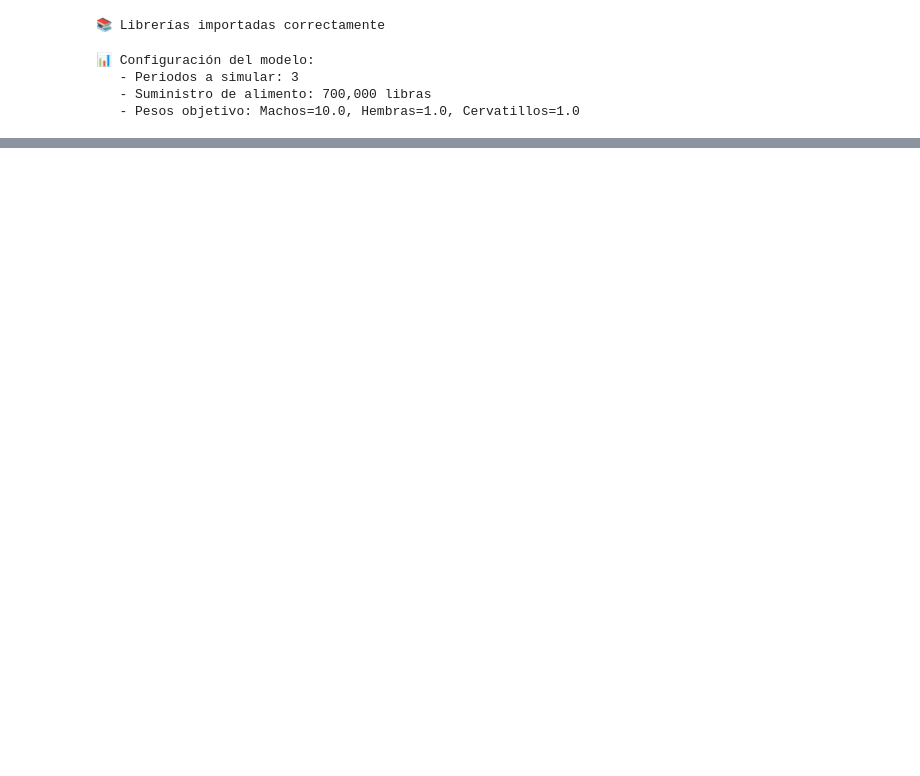
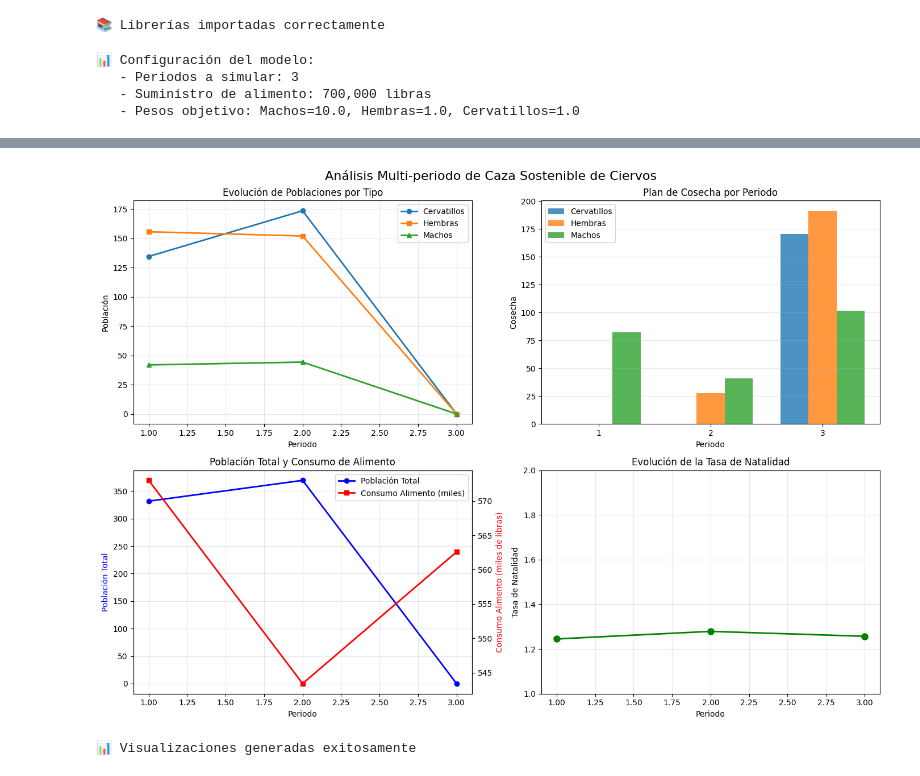
Before and after one commit to jrebull/AnaliticaPrescriptiva, a Jupyter notebook: MIAAD_Actividad_con_blocks.ipynb, the cells around one changed output, grey strips where cells are left out. Drawn from its saved outputs; the diff is of its cells as text; code cells hidden in the pictures; blank space fills up the shorter version.

```diff
--- a/MIAAD_Actividad_con_blocks.ipynb
+++ b/MIAAD_Actividad_con_blocks.ipynb
@@ -73,0 +441,71 @@ print(f"   - Pesos objetivo: Machos={PARAMS['wb']}, Hembras={PARAMS['wd']}, Cerv
+# %%
+# ============================================
+# CELDA 7: Visualización de resultados (opcional)
+# ============================================
+
+import matplotlib.pyplot as plt
+
+if 'df_resultados' in locals():
+    # Crear visualizaciones
+    fig, axes = plt.subplots(2, 2, figsize=(14, 10))
+    fig.suptitle('Análisis Multi-periodo de Caza Sostenible de Ciervos', fontsize=16)
+
+    # 1. Evolución de poblaciones
+    ax1 = axes[0, 0]
+    periodos = df_resultados['Periodo']
+    ax1.plot(periodos, df_resultados['F_final'], 'o-', label='Cervatillos', linewidth=2)
+    ax1.plot(periodos, df_resultados['D_final'], 's-', label='Hembras', linewidth=2)
+    ax1.plot(periodos, df_resultados['B_final'], '^-', label='Machos', linewidth=2)
+    ax1.set_xlabel('Periodo')
+    ax1.set_ylabel('Población')
+    ax1.set_title('Evolución de Poblaciones por Tipo')
+    ax1.legend()
+    ax1.grid(True, alpha=0.3)
+
+    # 2. Plan de cosecha
+    ax2 = axes[0, 1]
+    width = 0.25
+    x = np.arange(len(periodos))
+    ax2.bar(x - width, df_resultados['Cosecha_F'], width, label='Cervatillos', alpha=0.8)
+    ax2.bar(x, df_resultados['Cosecha_D'], width, label='Hembras', alpha=0.8)
+    ax2.bar(x + width, df_resultados['Cosecha_B'], width, label='Machos', alpha=0.8)
+    ax2.set_xlabel('Periodo')
+    ax2.set_ylabel('Cosecha')
+    ax2.set_title('Plan de Cosecha por Periodo')
+    ax2.set_xticks(x)
+    ax2.set_xticklabels(periodos)
+    ax2.legend()
+    ax2.grid(True, alpha=0.3, axis='y')
+
+    # 3. Población total vs Consumo de alimento
+    ax3 = axes[1, 0]
+    ax3_twin = ax3.twinx()
+    line1 = ax3.plot(periodos, df_resultados['Poblacion_Total'], 'b-o',
+                     label='Población Total', linewidth=2)
+    line2 = ax3_twin.plot(periodos, df_resultados['Consumo_Alim']/1000, 'r-s',
+                          label='Consumo Alimento (miles)', linewidth=2)
+    ax3.set_xlabel('Periodo')
+    ax3.set_ylabel('Población Total', color='b')
+    ax3_twin.set_ylabel('Consumo Alimento (miles de libras)', color='r')
+    ax3.set_title('Población Total y Consumo de Alimento')
+    lines = line1 + line2
+    labels = [l.get_label() for l in lines]
+    ax3.legend(lines, labels, loc='best')
+    ax3.grid(True, alpha=0.3)
+
+    # 4. Tasa de natalidad
+    ax4 = axes[1, 1]
+    ax4.plot(periodos, df_resultados['Tasa_Natal'], 'g-o', linewidth=2, markersize=8)
+    ax4.set_xlabel('Periodo')
+    ax4.set_ylabel('Tasa de Natalidad')
+    ax4.set_title('Evolución de la Tasa de Natalidad')
+    ax4.grid(True, alpha=0.3)
+    ax4.set_ylim([1.0, 2.0])
+
+    plt.tight_layout()
+    plt.show()
+
+    print("\n📊 Visualizaciones generadas exitosamente")
+# %% [output]
+[figure, added]
+📊 Visualizaciones generadas exitosamente
```
Also changed, not shown: parts of 7 cells of this notebook.
